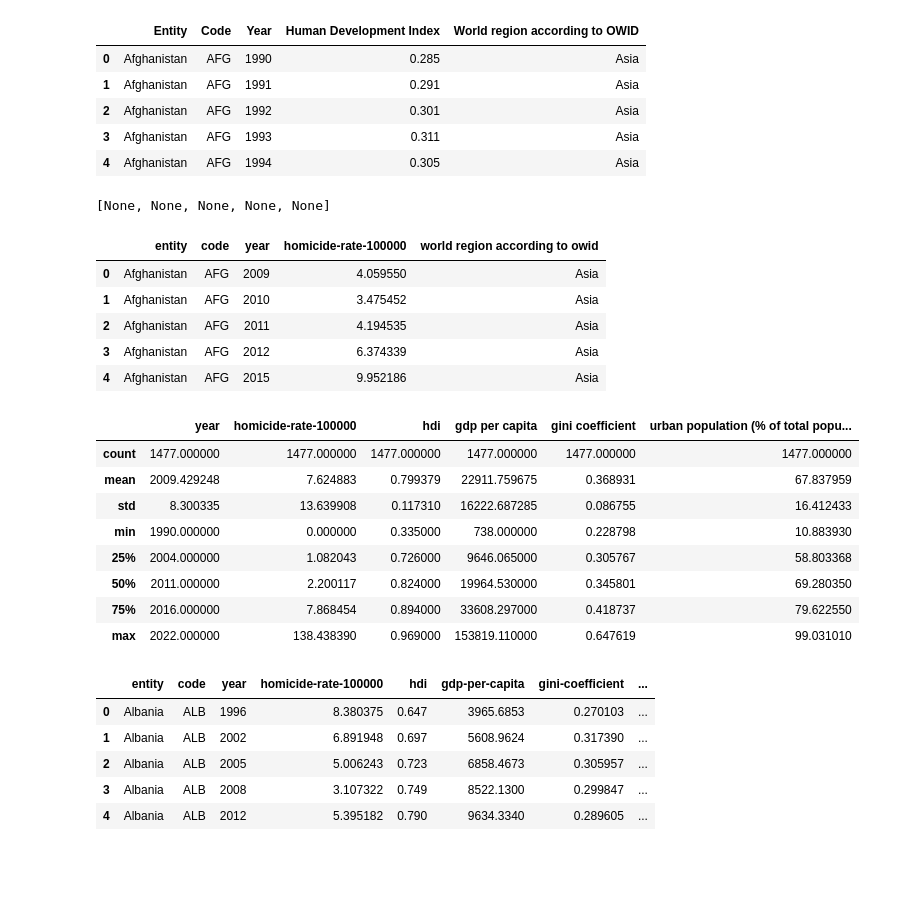
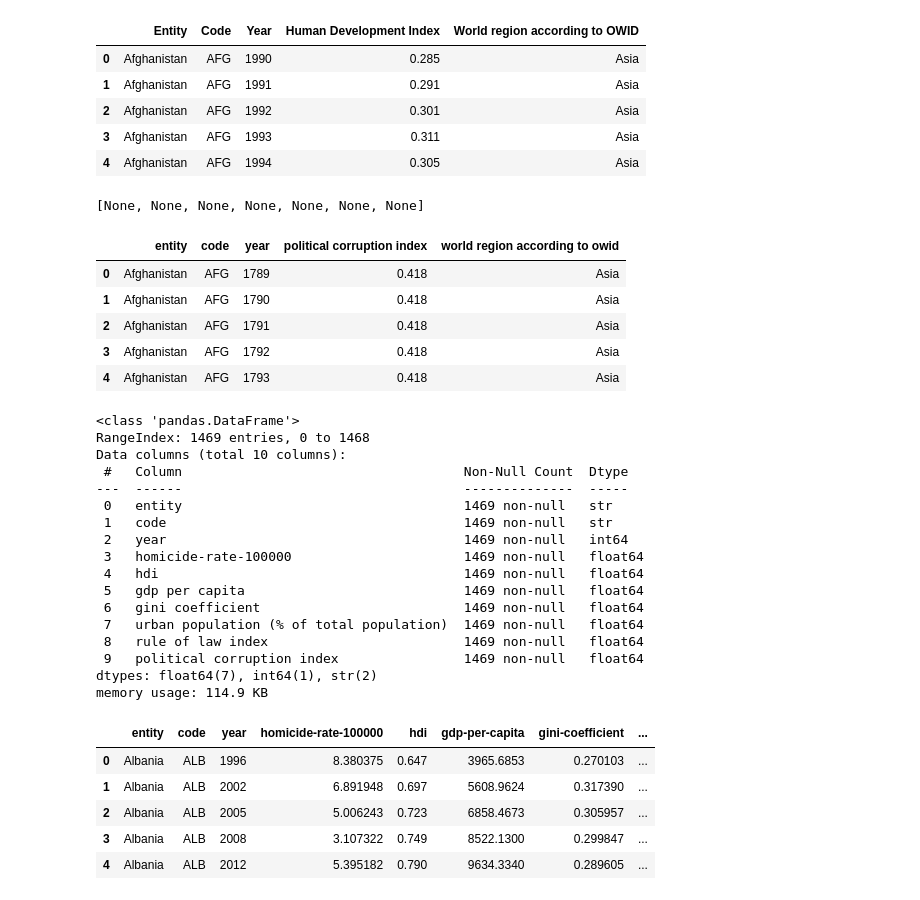
Before and after one commit to Phenriqx/global-homicide-rate-predictor, a Jupyter notebook: notebooks/HomicideRates.ipynb, the cells around one changed output. Saved outputs shown, nothing was run; the diff lists cells and outputs as text; code cells hidden in the pictures; blank space fills up the shorter version.

Commit message:
2 new datasets and visualizing data

```diff
--- a/notebooks/HomicideRates.ipynb
+++ b/notebooks/HomicideRates.ipynb
@@ -7,6 +7,8 @@ hdi = pd.read_csv("../data/raw/human-development-index.csv")
 gini_index = pd.read_csv("../data/raw/economic-inequality-gini-index.csv")
 urbanization = pd.read_csv("../data/raw/share-of-population-urban.csv")
 gdp_per_capita = pd.read_csv("../data/raw/gdp-per-capita-maddison-project-database.csv")
+rule_of_law = pd.read_csv("../data/raw/rule-of-law-index.csv")
+corruption = pd.read_csv("../data/raw/political-corruption-index.csv")
 # %%
 homicide_rates.head()
 # %% [output]
@@ -46,21 +48,24 @@ def to_lower_columns(df: pd.DataFrame):
 gdp_per_capita_new = gdp_per_capita.copy()
 gini_index_new = gini_index.copy()
 urban_copy = urbanization.copy()
+corruption_new = corruption.copy()
+rule_of_law_new = rule_of_law.copy()
 
-df_list = [homicide_rates_new, hdi_new, gdp_per_capita_new, gini_index_new, urban_copy]
+df_list = [homicide_rates_new, hdi_new, gdp_per_capita_new, gini_index_new, urban_copy, rule_of_law_new, corruption_new]
 [to_lower_columns(df) for df in df_list]
 # %% [output]
-[None, None, None, None, None]
+[None, None, None, None, None, None, None]
 # %%
 hdi_new.head()
 homicide_rates_new.head()
+corruption_new.head()
 # %% [output]
-|  | entity | code | year | homicide-rate-100000 | world region according to owid |
-| 0 | Afghanistan | AFG | 2009 | 4.059550 | Asia |
-| 1 | Afghanistan | AFG | 2010 | 3.475452 | Asia |
-| 2 | Afghanistan | AFG | 2011 | 4.194535 | Asia |
-| 3 | Afghanistan | AFG | 2012 | 6.374339 | Asia |
-| 4 | Afghanistan | AFG | 2015 | 9.952186 | Asia |
+|  | entity | code | year | political corruption index | world region according to owid |
+| 0 | Afghanistan | AFG | 1789 | 0.418 | Asia |
+| 1 | Afghanistan | AFG | 1790 | 0.418 | Asia |
+| 2 | Afghanistan | AFG | 1791 | 0.418 | Asia |
+| 3 | Afghanistan | AFG | 1792 | 0.418 | Asia |
+| 4 | Afghanistan | AFG | 1793 | 0.418 | Asia |
 # %%
 from typing import List
 
@@ -79,17 +84,25 @@ df = df.drop(['world region according to owid', 'gdp per capita (annotations)'],
 # We can see that we have no missing values, so we won't need to handle them
 
 df.describe()
-#df.info()
+df.info()
 # %% [output]
-|  | year | homicide-rate-100000 | hdi | gdp per capita | gini coefficient | urban population (% of total popu... |
-| count | 1477.000000 | 1477.000000 | 1477.000000 | 1477.000000 | 1477.000000 | 1477.000000 |
-| mean | 2009.429248 | 7.624883 | 0.799379 | 22911.759675 | 0.368931 | 67.837959 |
-| std | 8.300335 | 13.639908 | 0.117310 | 16222.687285 | 0.086755 | 16.412433 |
-| min | 1990.000000 | 0.000000 | 0.335000 | 738.000000 | 0.228798 | 10.883930 |
-| 25% | 2004.000000 | 1.082043 | 0.726000 | 9646.065000 | 0.305767 | 58.803368 |
-| 50% | 2011.000000 | 2.200117 | 0.824000 | 19964.530000 | 0.345801 | 69.280350 |
-| 75% | 2016.000000 | 7.868454 | 0.894000 | 33608.297000 | 0.418737 | 79.622550 |
-| max | 2022.000000 | 138.438390 | 0.969000 | 153819.110000 | 0.647619 | 99.031010 |
+<class 'pandas.DataFrame'>
+RangeIndex: 1469 entries, 0 to 1468
+Data columns (total 10 columns):
+ #   Column                                    Non-Null Count  Dtype
+---  ------                                    --------------  -----
+ 0   entity                                    1469 non-null   str
+ 1   code                                      1469 non-null   str
+ 2   year                                      1469 non-null   int64
+ 3   homicide-rate-100000                      1469 non-null   float64
+ 4   hdi                                       1469 non-null   float64
+ 5   gdp per capita                            1469 non-null   float64
+ 6   gini coefficient                          1469 non-null   float64
+ 7   urban population (% of total population)  1469 non-null   float64
+ 8   rule of law index                         1469 non-null   float64
+ 9   political corruption index                1469 non-null   float64
+dtypes: float64(7), int64(1), str(2)
+memory usage: 114.9 KB
 # %%
 df.columns = df.columns.str.replace(' ', '-')
 df = df.rename(columns={'urban-population-(%-of-total-population)': 'urbanization'})
```
Also changed, not shown: parts of 8 cells of this notebook, 2 other files.
